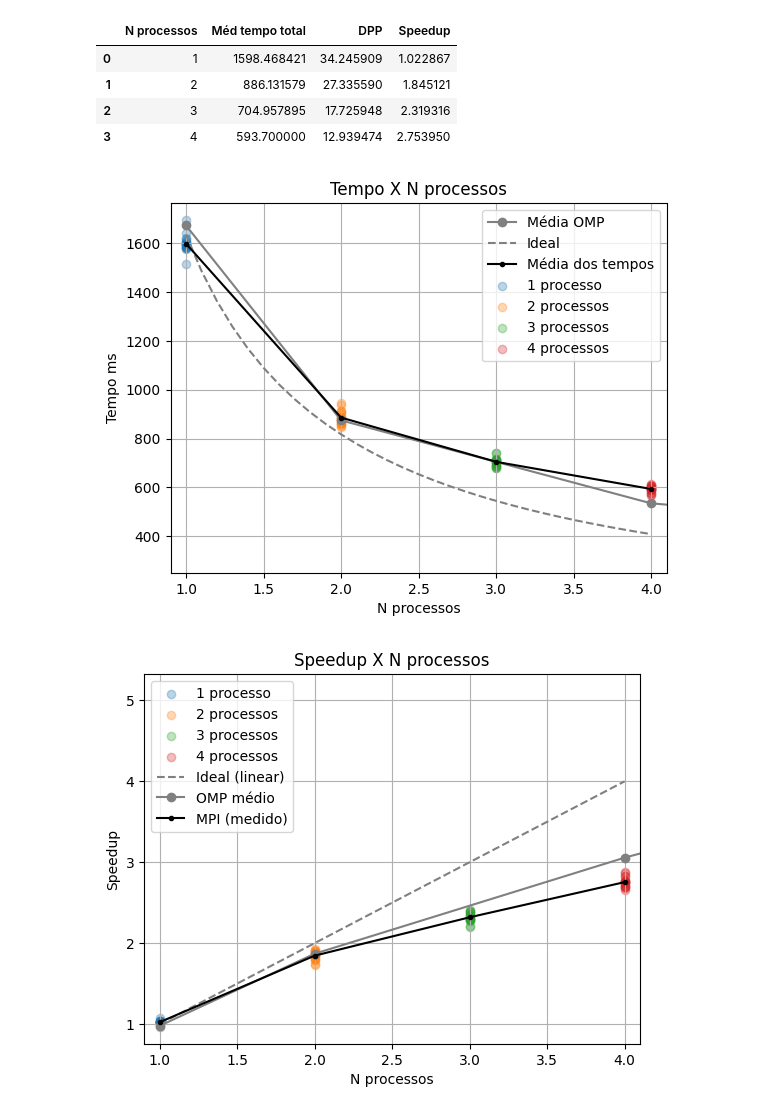
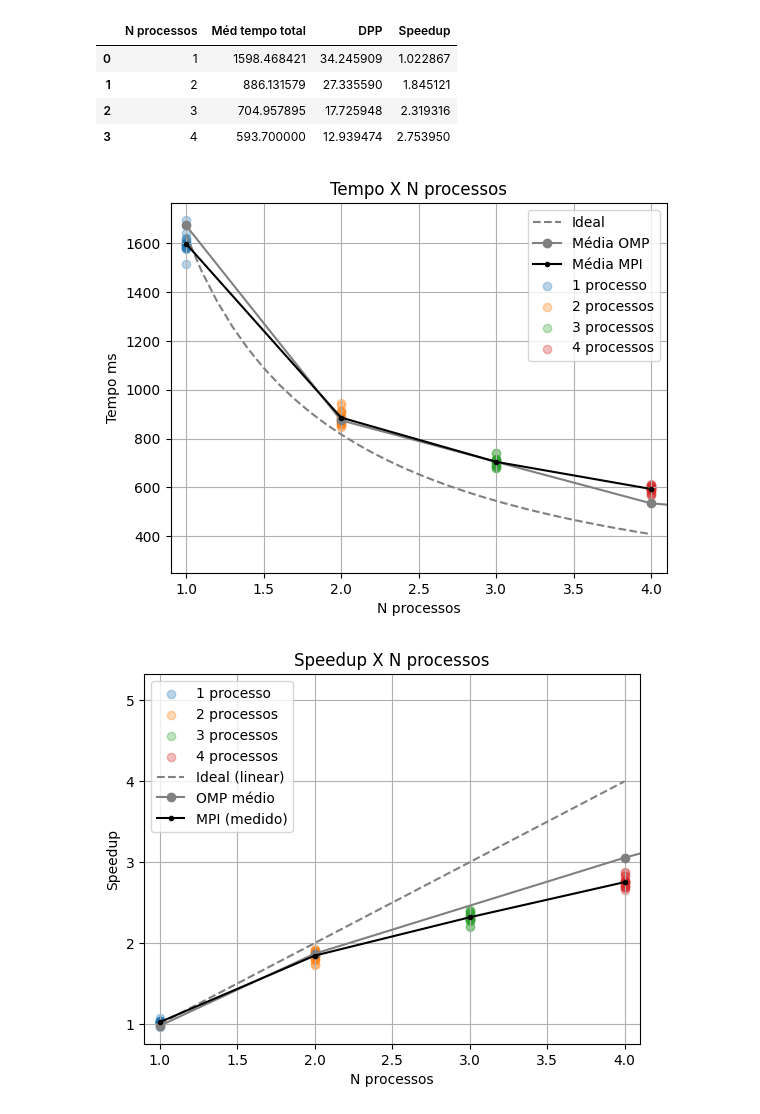
Before and after one commit to tiagoizumi/kmeans-pcd, a Jupyter notebook: Etapa 3/resultados_graficos.ipynb, the cells around one changed output. Drawn from its saved outputs; the diff is of its cells as text; code cells hidden in the pictures.

Commit message:
resultados

```diff
--- a/Etapa 3/resultados_graficos.ipynb
+++ b/Etapa 3/resultados_graficos.ipynb
@@ -63,22 +65,22 @@ df_results
 | 2 | 3 | 704.957895 | 17.725948 | 2.319316 |
 | 3 | 4 | 593.700000 | 12.939474 | 2.753950 |
 # %%
+plt.plot(numpy.arange(1, 4.1, 0.1),[t_serial/x for x in numpy.arange(1, 4.1, 0.1)], "--", color="grey", label="Ideal")
 plt.plot(df_resumo["N threads"], df_resumo["Méd tempo (ms)"], label="Média OMP", marker="o", color="grey")
-plt.plot(numpy.arange(1, 4.1, 0.1),[t_serial/x for x in numpy.arange(1, 4.1, 0.1)], "--", color="grey", label="Ideal")
-plt.plot(df_results["N processos"], df_results["Méd tempo total"], color="black", label="Média dos tempos", marker=".")
+plt.plot(df_results["N processos"], df_results["Méd tempo total"], color="black", label="Média MPI", marker=".")
 plt.scatter([1]*len(np1.tempo_total_ms), np1.tempo_total_ms, alpha=0.3, label="1 processo")
 plt.scatter([2]*len(np2.tempo_total_ms), np2.tempo_total_ms, alpha=0.3, label="2 processos")
 plt.scatter([3]*len(np3.tempo_total_ms), np3.tempo_total_ms, alpha=0.3, label="3 processos")
 plt.scatter([4]*len(np4.tempo_total_ms), np4.tempo_total_ms, alpha=0.3, label="4 processos")
 plt.grid(True)
 plt.xlabel("N processos")
 plt.ylabel("Tempo ms")
 plt.title("Tempo X N processos")
 plt.xlim(left=0.9, right=4.1)
 plt.legend()
 plt.show()
 # %% [output]
-[figure, old version]
+[figure, new version]
 # %%
 plt.scatter([1]*len(np1.tempo_total_ms), t_serial/np1.tempo_total_ms, alpha=0.3, label="1 processo")
 plt.scatter([2]*len(np2.tempo_total_ms), t_serial/np2.tempo_total_ms, alpha=0.3, label="2 processos")
```
Also changed, not shown: parts of 1 cell of this notebook, 5 other files.
